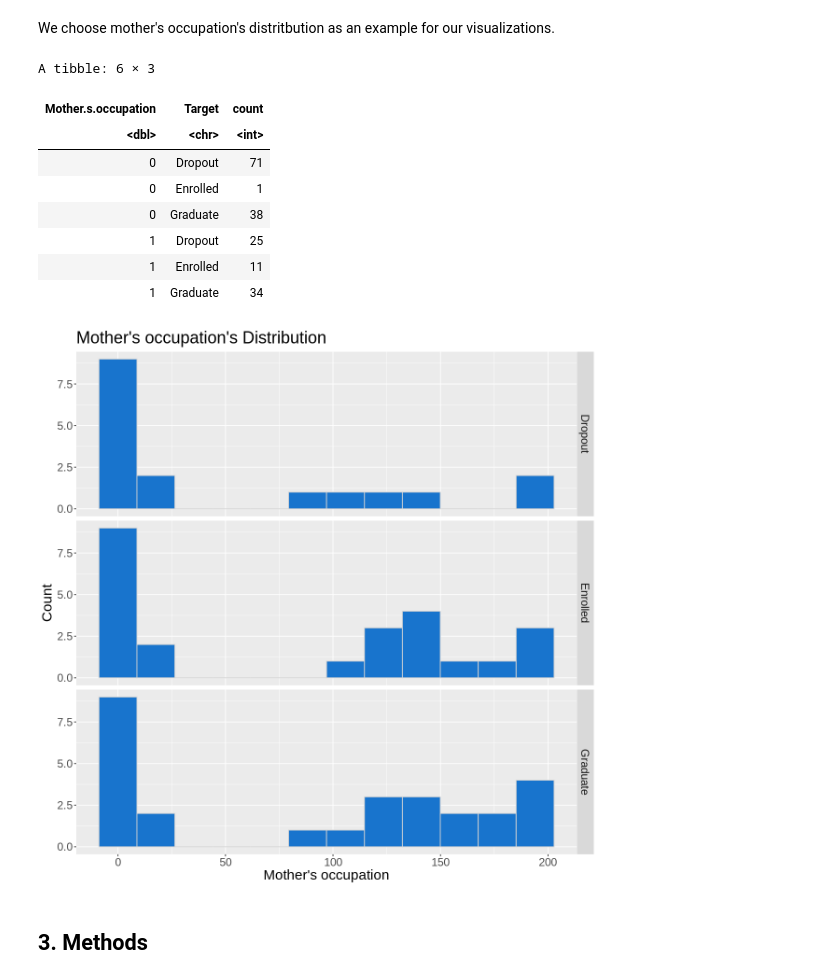
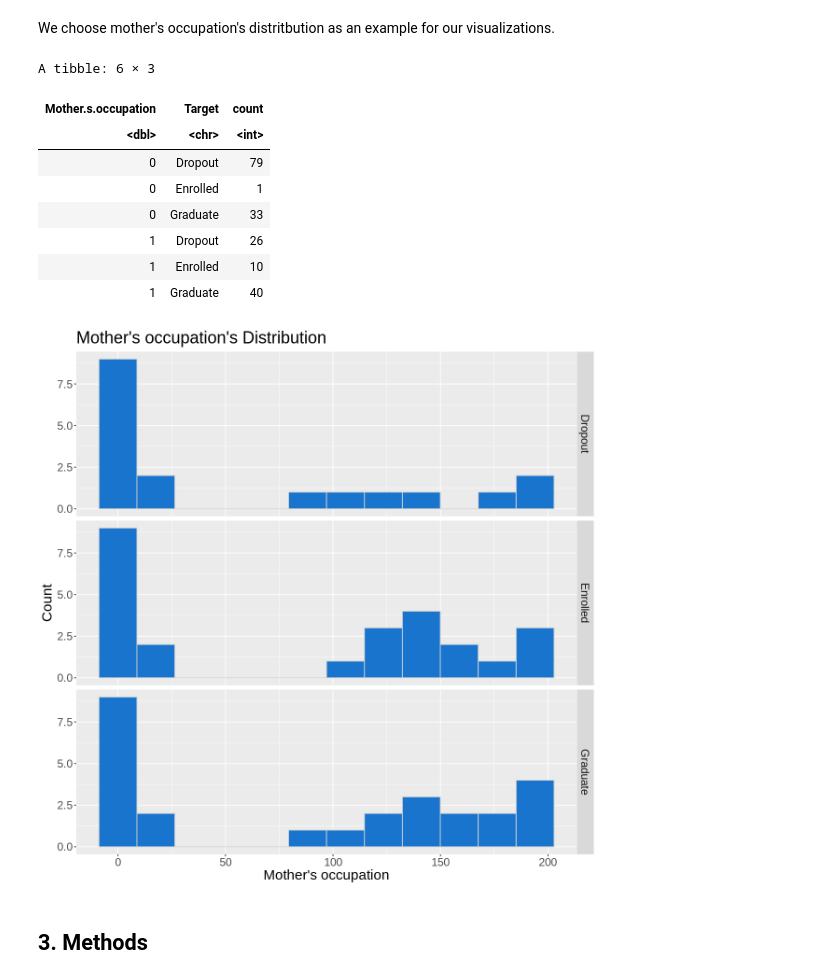
Before and after one commit to lesleymai/ds_group, a Jupyter notebook: Group_Proposal.ipynb, the cells around one changed output. Saved outputs shown, nothing was run; the diff lists cells and outputs as text; code cells hidden in the pictures.

```diff
--- a/Group_Proposal.ipynb
+++ b/Group_Proposal.ipynb
@@ -102,35 +102,35 @@ student_test <- testing(student_split)
 # %% [markdown]
 We choose mother's occupation's distritbution as an example for our visualizations.
 # %%
-mon_op <- student_train |>
+student_train <- student_train |>
     group_by(Mother.s.occupation, Target) |> # The "group_by" function is called to group the data by the variable "Mother.s.occupation".
     summarize(count = n(), .groups = "drop") # The "summarize" function is called to calculate the number of people in each occupation.
 
-head(mon_op)
+head(student_train)
 # %% [output]
 A tibble: 6 × 3
 | Mother.s.occupation | Target | count |
 | <dbl> | <chr> | <int> |
-| 0 | Dropout | 71 |
+| 0 | Dropout | 79 |
 | 0 | Enrolled | 1 |
-| 0 | Graduate | 38 |
-| 1 | Dropout | 25 |
-| 1 | Enrolled | 11 |
-| 1 | Graduate | 34 |
+| 0 | Graduate | 33 |
+| 1 | Dropout | 26 |
+| 1 | Enrolled | 10 |
+| 1 | Graduate | 40 |
 # %%
 # visualizations
 options(repr.plot.width = 10, repr.plot.height = 10)
 
-mon_op_dis <- mon_op |>
+mon_op_dis <- student_train |>
     ggplot(aes(x = Mother.s.occupation)) +
 # the `geom_histogram` is helpful for making a distribution plot.
     geom_histogram(fill = "dodgerblue3", color = "lightgrey", bins = 12) +
     labs(x = "Mother's occupation", y = "Count", title = "Mother's occupation's Distribution") +
     theme(text = element_text(size = 18)) +
     facet_grid(rows = vars(Target))
 mon_op_dis
 # %% [output]
-[figure, old version]
+[figure, new version]
 # %% [markdown]
 ## 3. Methods
 # %% [markdown]
```
Also changed, not shown: parts of 5 cells of this notebook.
